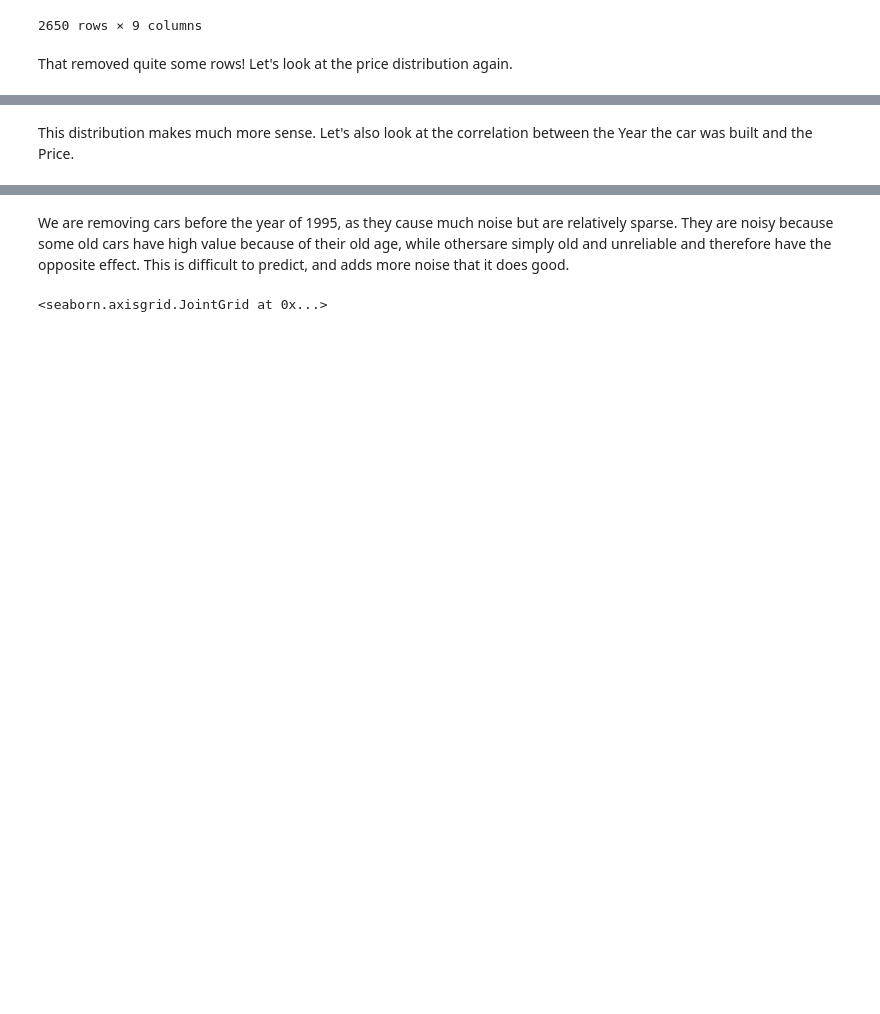
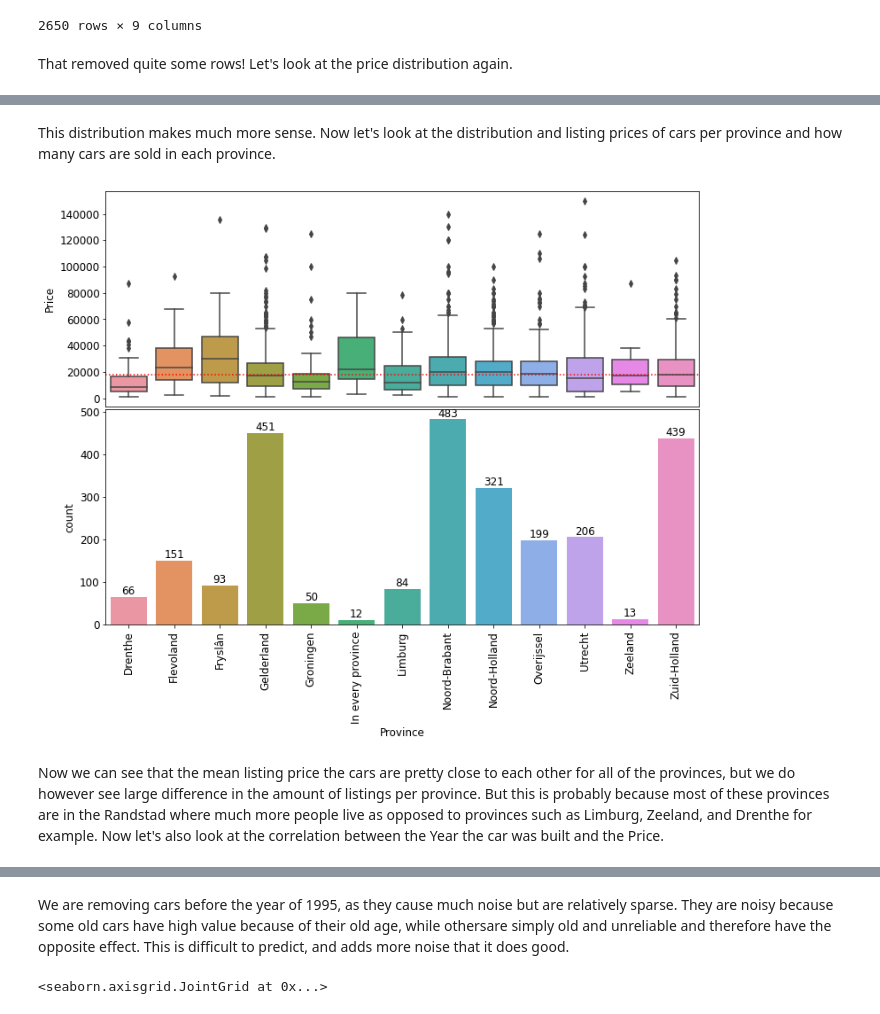
Before and after one commit to pasicdino/carmadness, a Jupyter notebook: EDA.ipynb, the cells around one changed output, grey strips where cells are left out. Drawn from its saved outputs; the diff is of its cells as text; code cells hidden in the pictures; blank space fills up the shorter version.

```diff
--- a/EDA.ipynb
+++ b/EDA.ipynb
@@ -236,6 +236,45 @@ axs[1].set_facecolor('white')
-# %% [markdown]
-This distribution makes much more sense.
-Let's also look at the correlation between the Year the car was built and the Price.
+# %% [markdown]
+This distribution makes much more sense. Now let's look at the distribution and listing prices of cars per province and how many cars are sold in each province.
+# %%
+fig, axs = plt.subplots(nrows=2)
+
+sns.boxplot(
+    x='Province',
+    y='Price',
+    data=df.sort_values('Province'),
+    ax=axs[0]
+)
+
+sns.countplot(
+    x='Province',
+    data=df.sort_values('Province'),
+    ax=axs[1]
+)
+
+# Draw median price
+axs[0].axhline(
+    y=df['Price'].median(),
+    color='red',
+    linestyle='dotted'
+)
+
+# Label the bars with counts
+for patch in axs[1].patches:
+    x = patch.get_bbox().get_points()[:, 0]
+    y = patch.get_bbox().get_points()[1, 1]
+    axs[1].annotate(f'{int(y)}', (x.mean(), y), ha='center', va='bottom')
+
+# Format x-axes
+axs[1].set_xticklabels(axs[1].xaxis.get_majorticklabels(), rotation=90)
+axs[0].xaxis.set_visible(False)
+
+# Narrow the gap between the plots
+plt.subplots_adjust(hspace=0.01)
+# %% [output]
+[figure, added]
+# %% [markdown]
+Now we can see that the mean listing price the cars are pretty close to each other for all of the provinces, but we do however see large difference in the amount of listings per province. But this is probably because most of these provinces are in the Randstad where much more people live as opposed to provinces such as Limburg, Zeeland, and Drenthe for example.
+Now let's also look at the correlation between the Year the car was built and the Price.
 # %%
 sns.jointplot(x='Year', y='Price', data=df)
 # %% [output]
```
Also changed, not shown: parts of 10 cells of this notebook.
